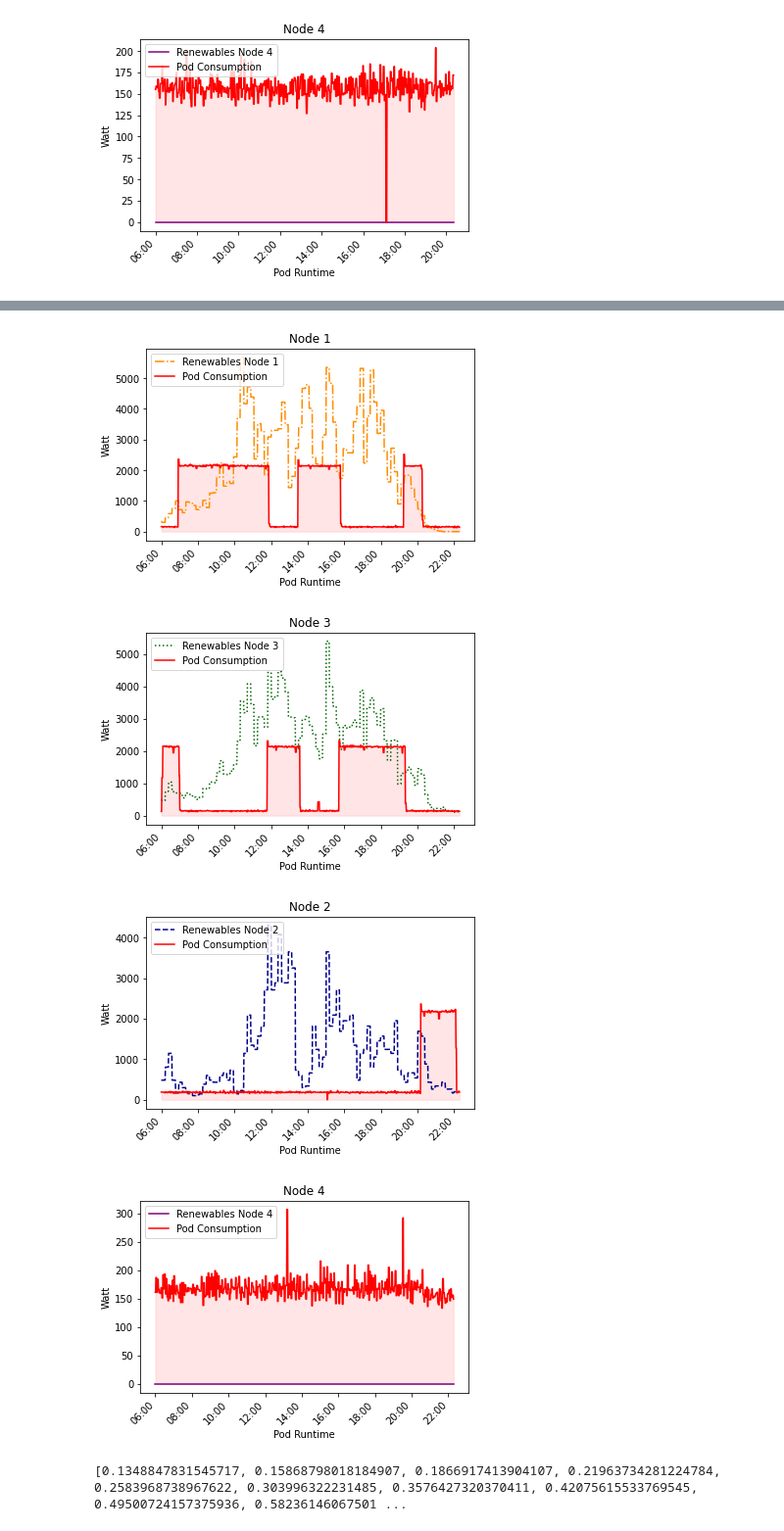
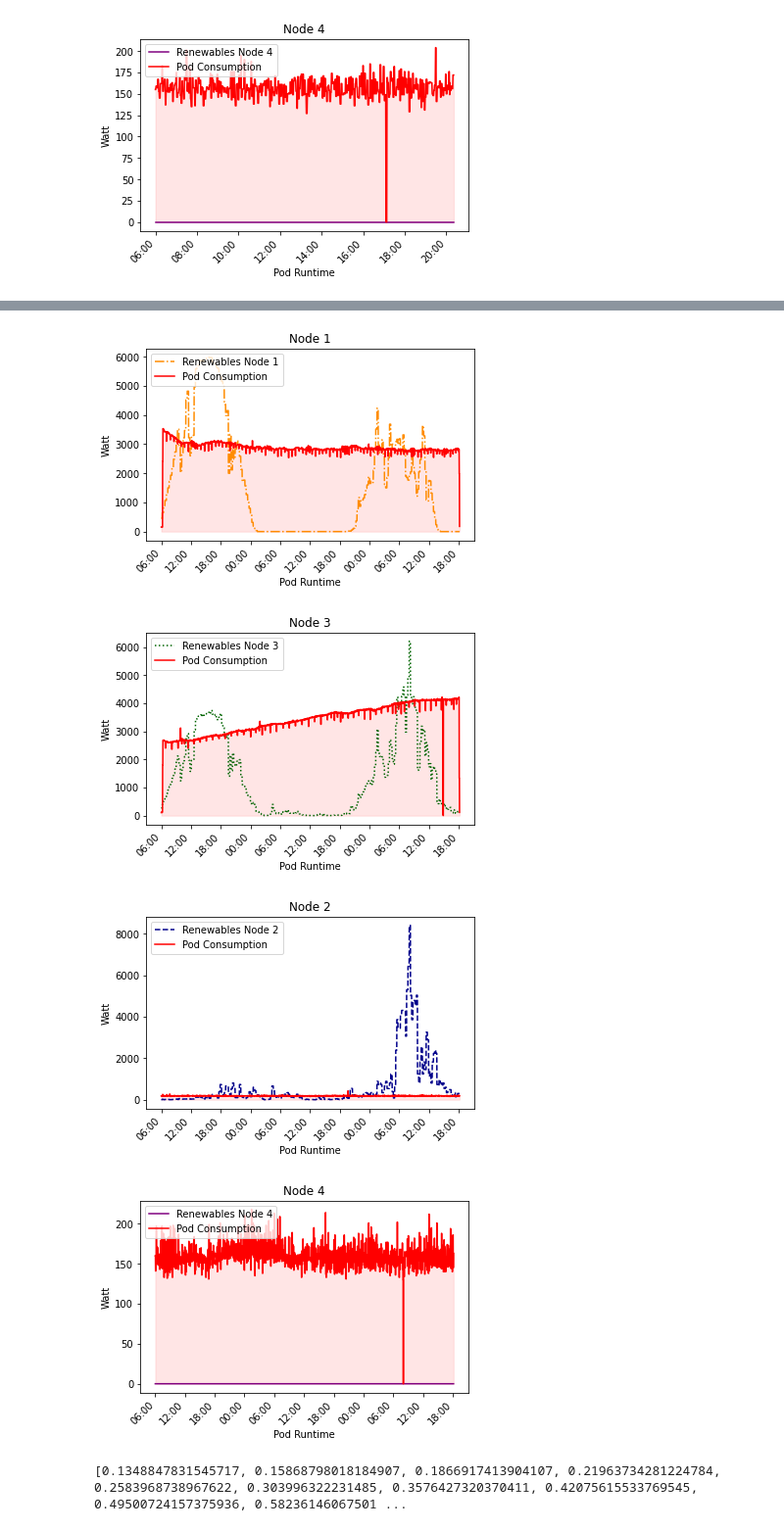
Before and after one commit to 7imo/green-k8s-energy-management, a Jupyter notebook: evaluation/analysis.ipynb, the cells around one changed output, grey strips where cells are left out. Shown at 98% size. Saved outputs shown, nothing was run; the diff lists cells and outputs as text; code cells hidden in the pictures.

```diff
--- a/evaluation/analysis.ipynb
+++ b/evaluation/analysis.ipynb
@@ -1067,11 +1067,11 @@ from matplotlib.dates import DateFormatter
 
 # d e s c h e d u l e r
 
-interval_simulator = 60
-interval_monitor = 6.3
+interval_simulator = 30
+interval_monitor = 5
 ts_resample = 600 / (interval_simulator / interval_monitor)
 
-df = pd.read_csv('5.4a/monitor.log', delimiter = ";").fillna(0)
+df = pd.read_csv('5.4c/monitor_gks.log', delimiter = ";").fillna(0)
 
 #print(df.head(30))
 
@@ -1218,7 +1218,7 @@ plt.show()
-[figure, old version]
+[figure, new version]
-[figure, old version]
+[figure, new version]
-[figure, old version]
+[figure, new version]
-[figure, old version]
+[figure, new version]
 # %%
 weights = []
 e = 0.85
```
Also changed, not shown: parts of 2 cells of this notebook, 36 other files.
